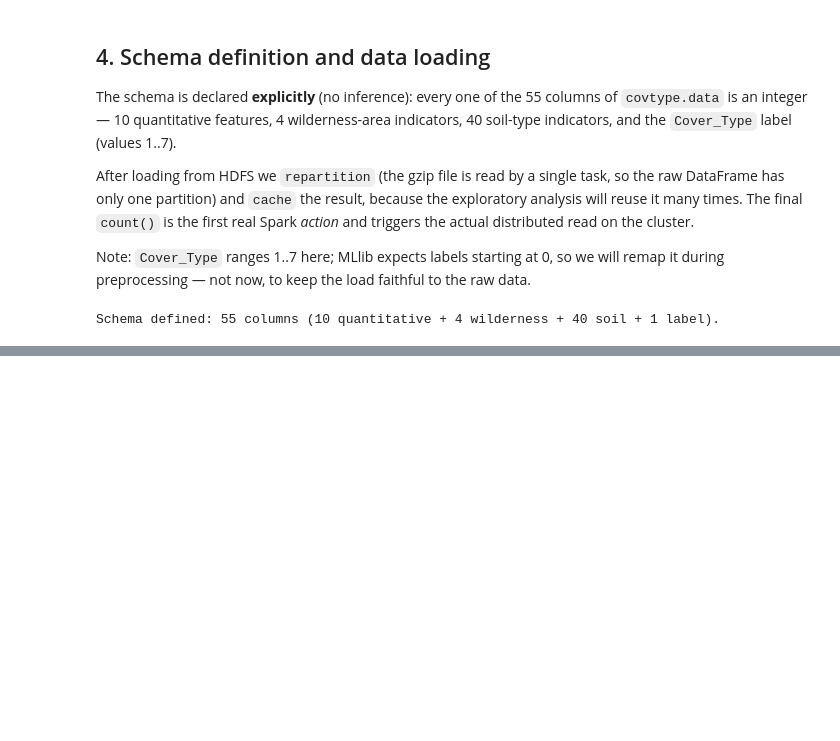
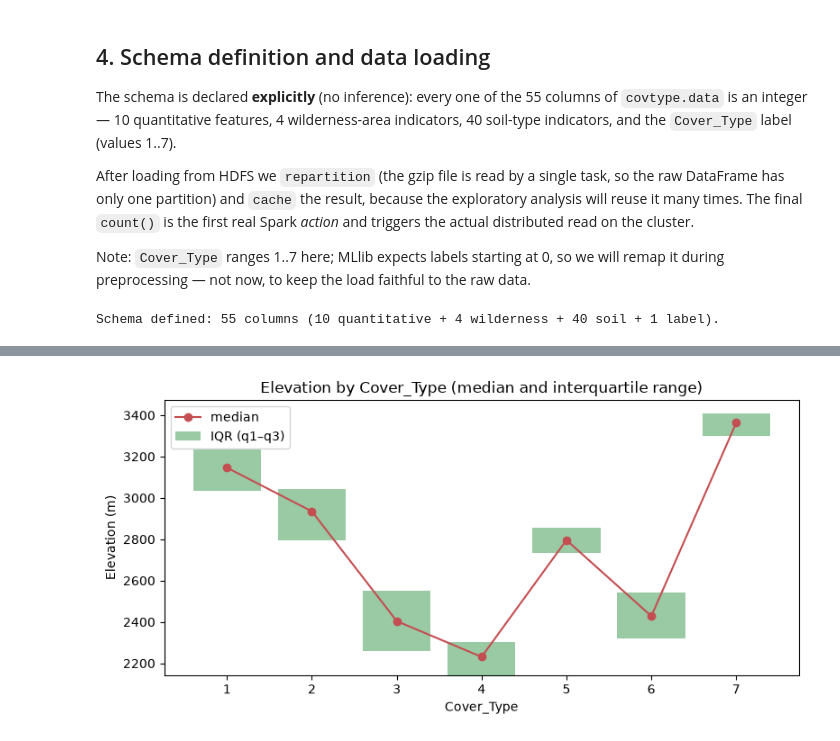
Before and after one commit to TouringHydra3/BDATM-Project, a Jupyter notebook: main.ipynb, the cells around one changed output, grey strips where cells are left out. Drawn from its saved outputs; the diff is of its cells as text; code cells hidden in the pictures; blank space fills up the shorter version.

```diff
--- a/main.ipynb
+++ b/main.ipynb
@@ -269,0 +382,27 @@ root
+# %%
+# Elevation distribution per class: aggregate quantiles on the cluster, plot the summary.
+elev_by_class = (
+    df.groupBy(LABEL)
+      .agg(
+          F.min("Elevation").alias("min"),
+          F.expr("percentile_approx(Elevation, 0.25)").alias("q1"),
+          F.expr("percentile_approx(Elevation, 0.5)").alias("median"),
+          F.expr("percentile_approx(Elevation, 0.75)").alias("q3"),
+          F.max("Elevation").alias("max"),
+      )
+      .orderBy(LABEL)
+      .toPandas()
+)
+
+fig, ax = plt.subplots(figsize=(8, 4))
+ax.bar(elev_by_class[LABEL], elev_by_class["q3"] - elev_by_class["q1"],
+       bottom=elev_by_class["q1"], color="#55A868", alpha=0.6, label="IQR (q1–q3)")
+ax.plot(elev_by_class[LABEL], elev_by_class["median"], "o-", color="#C44E52", label="median")
+ax.set_title("Elevation by Cover_Type (median and interquartile range)")
+ax.set_xlabel("Cover_Type")
+ax.set_ylabel("Elevation (m)")
+ax.legend()
+plt.tight_layout()
+plt.show()
+# %% [output]
+[figure, added]
```
Also changed, not shown: parts of 34 cells of this notebook.
